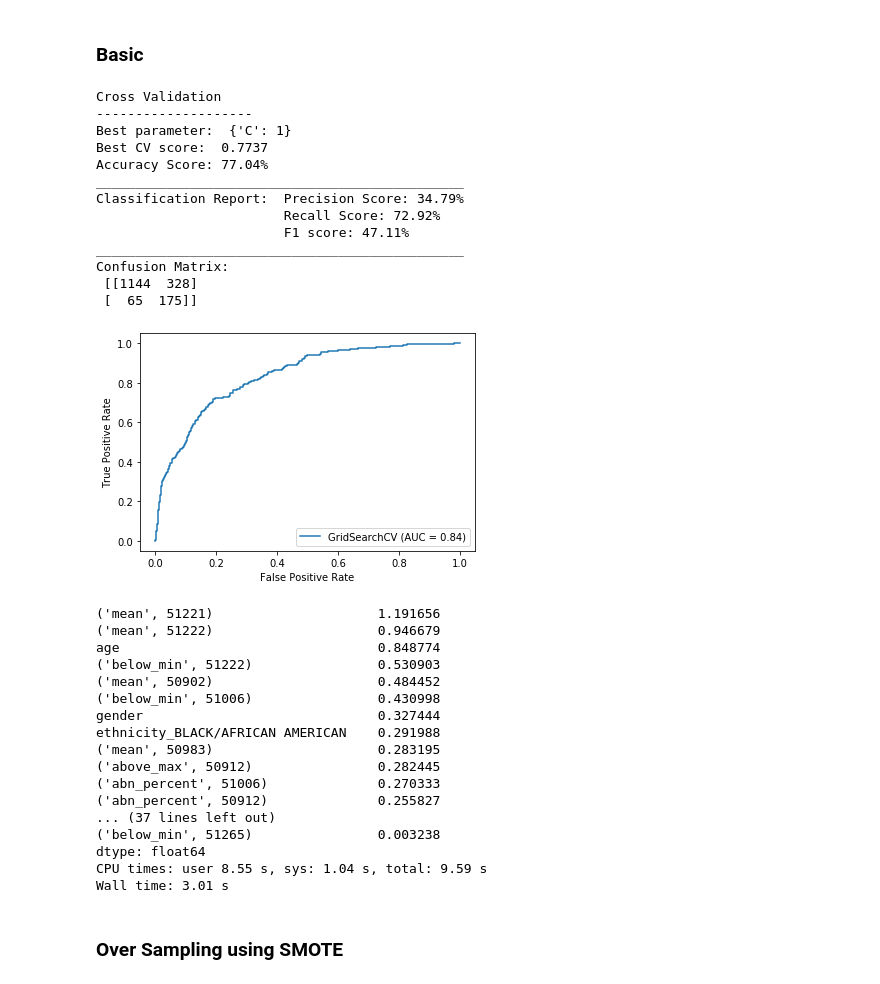
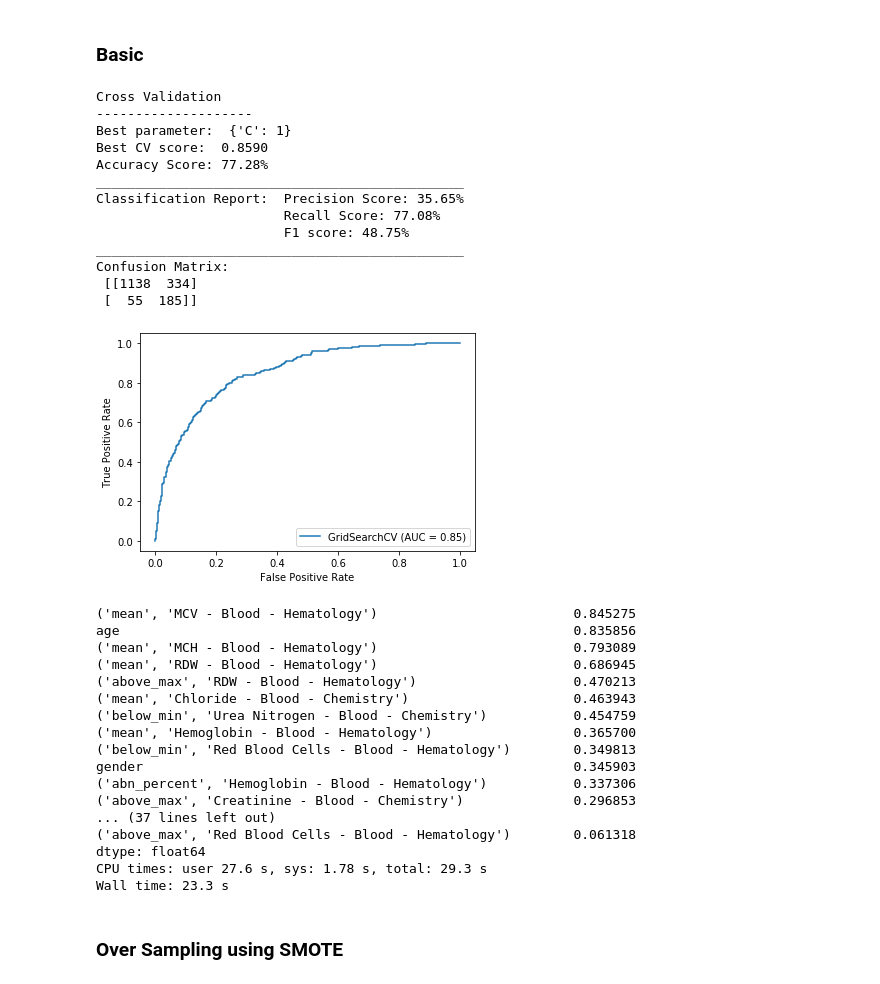
Before and after one commit to brandoncryu/disease_prediction, a Jupyter notebook: CHF_Modeling_simple.ipynb, the cells around one changed output. Drawn from its saved outputs; the diff is of its cells as text; code cells hidden in the pictures.

```diff
--- a/CHF_Modeling_simple.ipynb
+++ b/CHF_Modeling_simple.ipynb
@@ -101,46 +101,46 @@ def results(model):
 # %%
 %%time
 
 params ={'C':range(1, 1000, 300)}
 logReg = LogisticRegression(penalty = 'l1', max_iter = 2000, class_weight = "balanced", solver = 'liblinear')
 
-grid_log = GridSearchCV(estimator = logReg, param_grid = params, cv = 3)
+grid_log = GridSearchCV(estimator = logReg, param_grid = params, cv = 3, scoring='roc_auc')
 grid_log.fit(X_train, y_train)
 grid_log.best_score_
 
 results(grid_log)
 # %% [output]
 Cross Validation
 --------------------
 Best parameter:  {'C': 1}
-Best CV score:  0.7737
-Accuracy Score: 77.04%
+Best CV score:  0.8590
+Accuracy Score: 77.28%
 _______________________________________________
-Classification Report:  Precision Score: 34.79%
-                        Recall Score: 72.92%
-                        F1 score: 47.11%
+Classification Report:  Precision Score: 35.65%
+                        Recall Score: 77.08%
+                        F1 score: 48.75%
 _______________________________________________
 Confusion Matrix:
- [[1144  328]
- [  65  175]]
+ [[1138  334]
+ [  55  185]]
-[figure, old version]
+[figure, new version]
-('mean', 51221)                     1.191656
-('mean', 51222)                     0.946679
-age                                 0.848774
-('below_min', 51222)                0.530903
-('mean', 50902)                     0.484452
-('below_min', 51006)                0.430998
-gender                              0.327444
-ethnicity_BLACK/AFRICAN AMERICAN    0.291988
-('mean', 50983)                     0.283195
-('above_max', 50912)                0.282445
-('abn_percent', 51006)              0.270333
-('abn_percent', 50912)              0.255827
+('mean', 'MCV - Blood - Hematology')                         0.845275
+age                                                          0.835856
+('mean', 'MCH - Blood - Hematology')                         0.793089
+('mean', 'RDW - Blood - Hematology')                         0.686945
+('above_max', 'RDW - Blood - Hematology')                    0.470213
+('mean', 'Chloride - Blood - Chemistry')                     0.463943
+('below_min', 'Urea Nitrogen - Blood - Chemistry')           0.454759
+('mean', 'Hemoglobin - Blood - Hematology')                  0.365700
+('below_min', 'Red Blood Cells - Blood - Hematology')        0.349813
+gender                                                       0.345903
+('abn_percent', 'Hemoglobin - Blood - Hematology')           0.337306
+('above_max', 'Creatinine - Blood - Chemistry')              0.296853
 ... (37 lines left out)
-('below_min', 51265)                0.003238
+('above_max', 'Red Blood Cells - Blood - Hematology')        0.061318
 dtype: float64
-CPU times: user 8.55 s, sys: 1.04 s, total: 9.59 s
-Wall time: 3.01 s
+CPU times: user 27.6 s, sys: 1.78 s, total: 29.3 s
+Wall time: 23.3 s
 # %% [markdown]
 ### Over Sampling using SMOTE
 # %%
```
Also changed, not shown: parts of 8 cells of this notebook, 2 other files.
